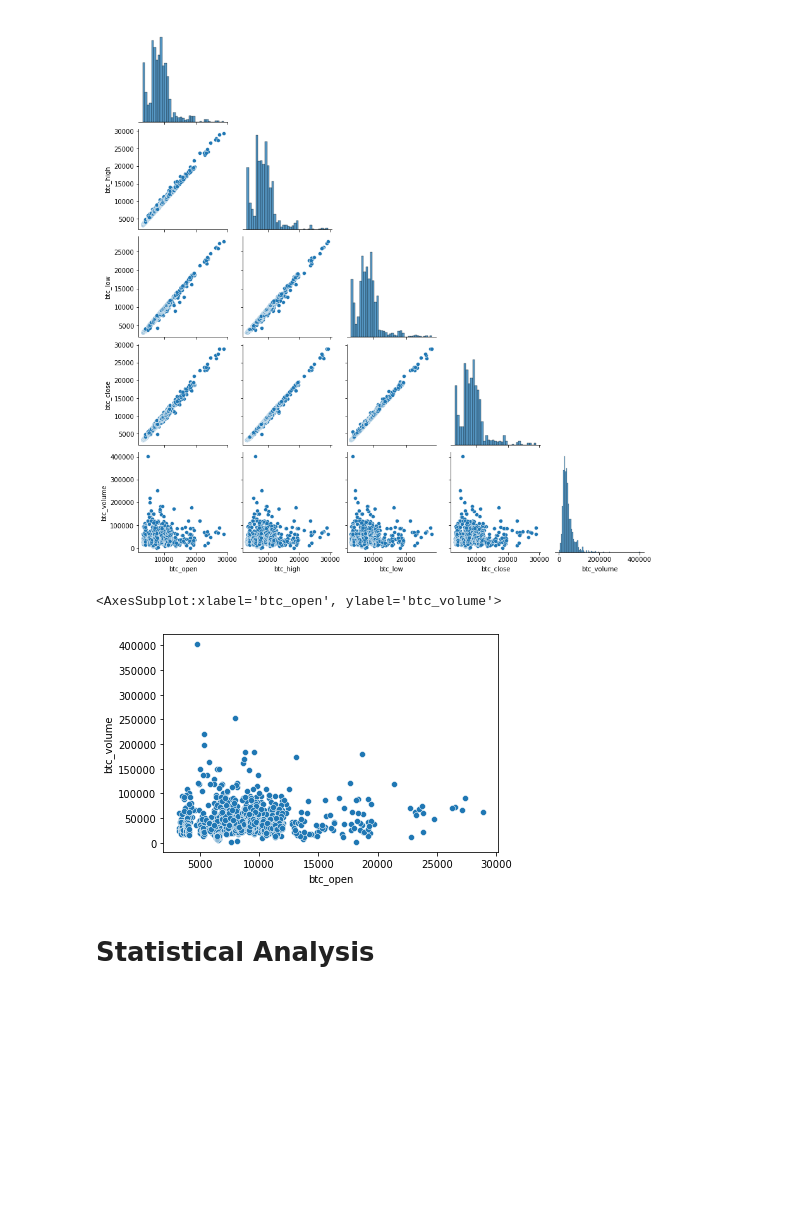
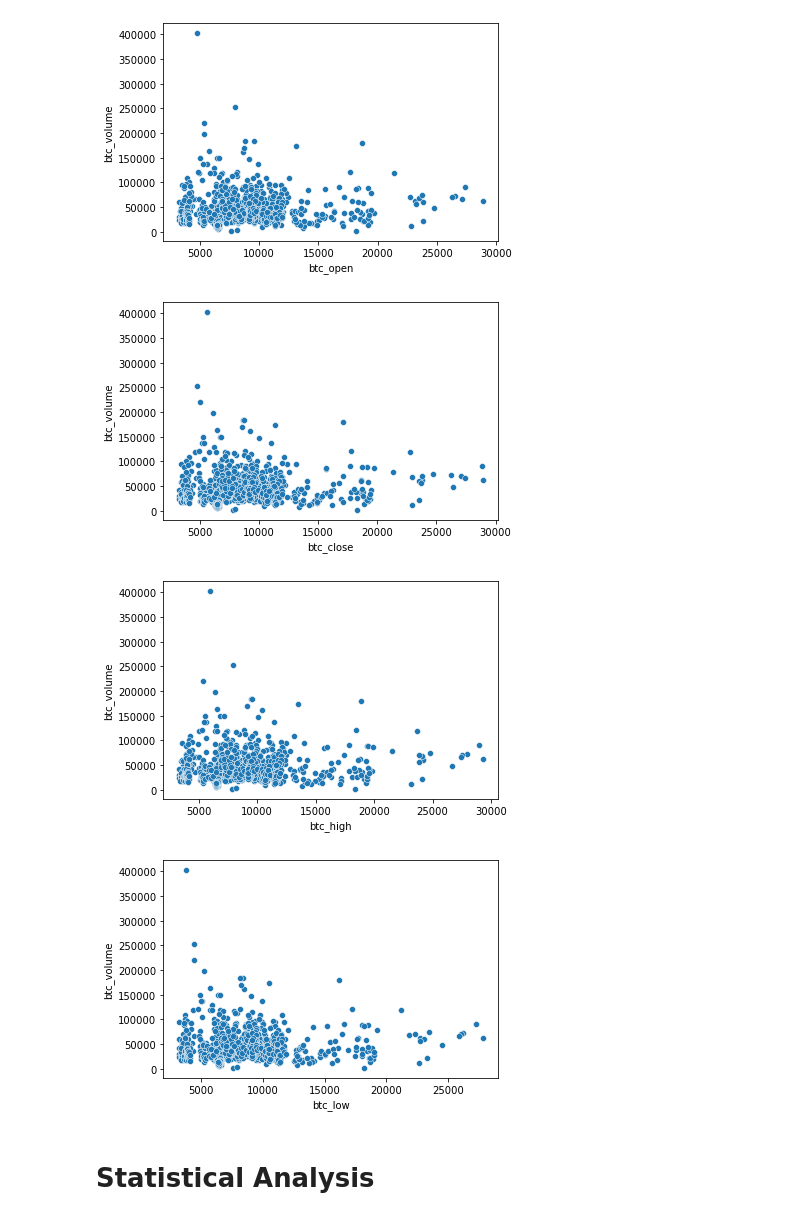
Before and after one commit to Michael-Austin-Mesa/personal-project, a Jupyter notebook: explore_notebook.ipynb, the cells around one changed output. Saved outputs shown, nothing was run; the diff lists cells and outputs as text; code cells hidden in the pictures; blank space fills up the shorter version.

```diff
--- a/explore_notebook.ipynb
+++ b/explore_notebook.ipynb
@@ -76,13 +74,16 @@ Name: btc_volume, dtype: object
 # %%
-sns.pairplot(train, corner=True)
-plt.show()
+#sns.pairplot(train, corner=True)
+#plt.show()
-# %% [output]
-[figure, removed]
-# %%
-sns.scatterplot(train.btc_open, train.btc_volume)
-# %% [output]
-<AxesSubplot:xlabel='btc_open', ylabel='btc_volume'>
-[figure, removed]
+# %%
+plot_df = train[['btc_open', 'btc_close','btc_high','btc_low']]
+for col in plot_df.columns:
+    sns.scatterplot(x=plot_df[col], y=y)
+    plt.show()
+# %% [output]
+[figure, added]
+[figure, added]
+[figure, added]
+[figure, added]
 # %% [markdown]
 # Statistical Analysis
 # %%
```
Also changed, not shown: parts of 18 cells of this notebook.
